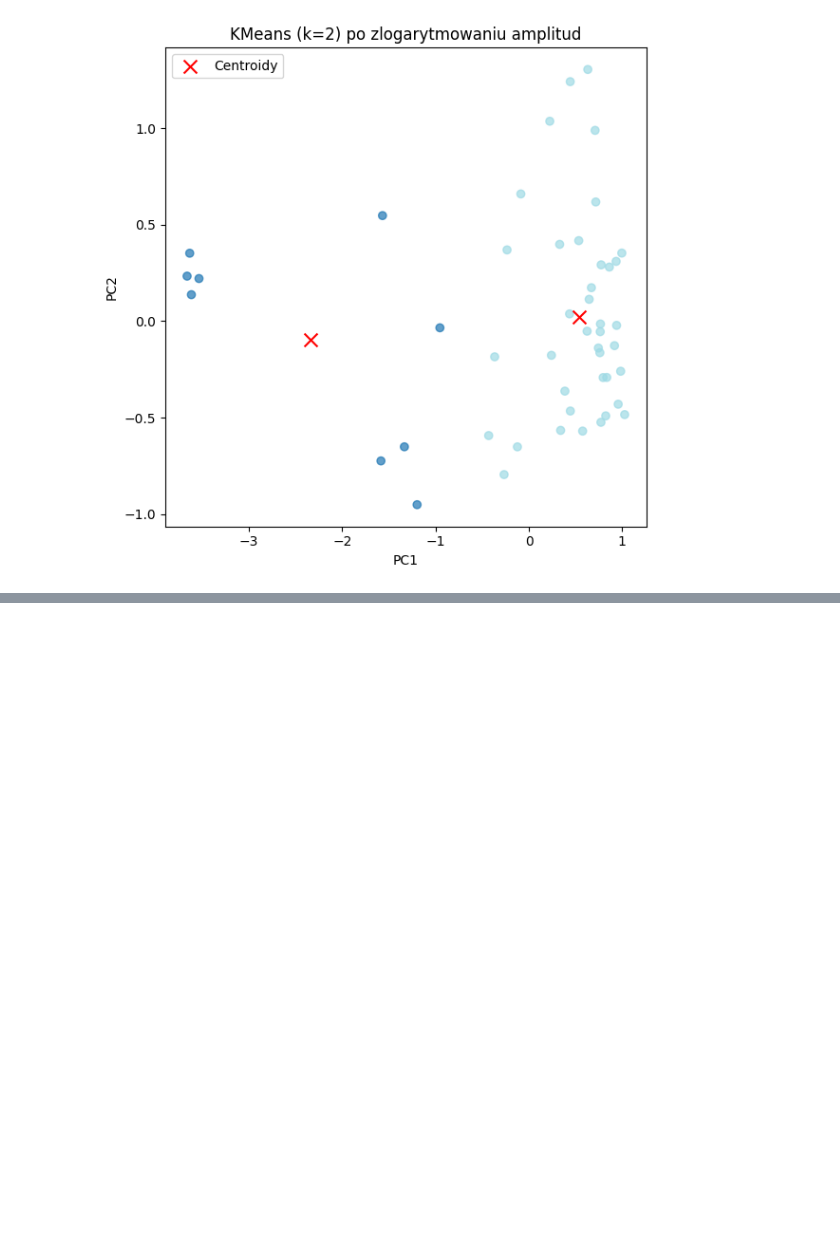
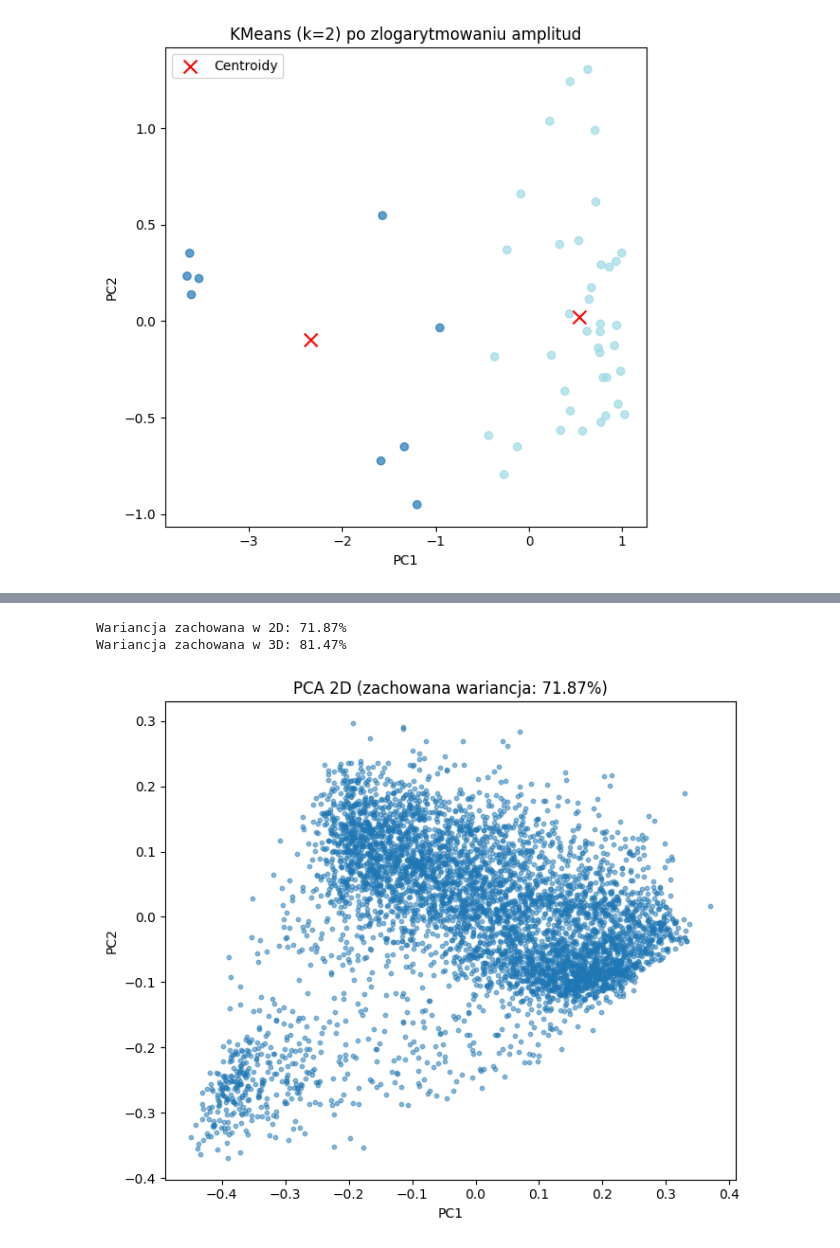
Before and after one commit to BartekAndree/2025_sus, a Jupyter notebook: 12/project.ipynb, the cells around one changed output, grey strips where cells are left out. Saved outputs shown, nothing was run; the diff lists cells and outputs as text; code cells hidden in the pictures; blank space fills up the shorter version.

```diff
--- a/12/project.ipynb
+++ b/12/project.ipynb
@@ -188,0 +284,35 @@ A może algorytm ma więcej racji od atrybutu decyzyjnego i ujawnia więcej, ni
+# %%
+# Wczytanie i przygotowanie danych
+import numpy as np
+import matplotlib.pyplot as plt
+from sklearn.decomposition import PCA
+from sklearn.cluster import KMeans, DBSCAN, AgglomerativeClustering
+from sklearn.metrics import silhouette_score, calinski_harabasz_score, davies_bouldin_score
+from scipy.cluster.hierarchy import dendrogram
+
+# Wczytaj dane z mowy ciągłej
+X_cont = np.genfromtxt('162961-cluster-contspeech.txt', delimiter='\t')
+X_cont_log = np.log1p(X_cont)
+
+# PCA 2D i 3D
+pca2 = PCA(n_components=2)
+X2d = pca2.fit_transform(X_cont_log)
+var2d = np.sum(pca2.explained_variance_ratio_)
+pca3 = PCA(n_components=3)
+X3d = pca3.fit_transform(X_cont_log)
+var3d = np.sum(pca3.explained_variance_ratio_)
+
+print(f"Wariancja zachowana w 2D: {var2d*100:.2f}%")
+print(f"Wariancja zachowana w 3D: {var3d*100:.2f}%")
+
+plt.figure(figsize=(7,6))
+plt.scatter(X2d[:,0], X2d[:,1], alpha=0.5, s=10)
+plt.title(f'PCA 2D (zachowana wariancja: {var2d*100:.2f}%)')
+plt.xlabel('PC1')
+plt.ylabel('PC2')
+plt.tight_layout()
+plt.show()
+# %% [output]
+Wariancja zachowana w 2D: 71.87%
+Wariancja zachowana w 3D: 81.47%
+[figure, added]
```
Also changed, not shown: parts of 11 cells of this notebook, 1 other file.
